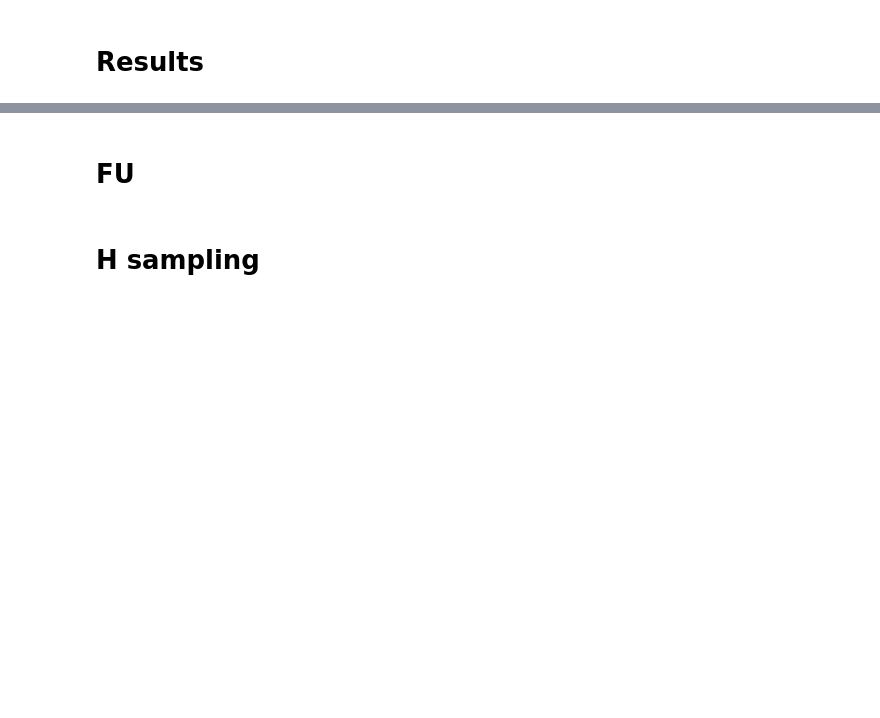
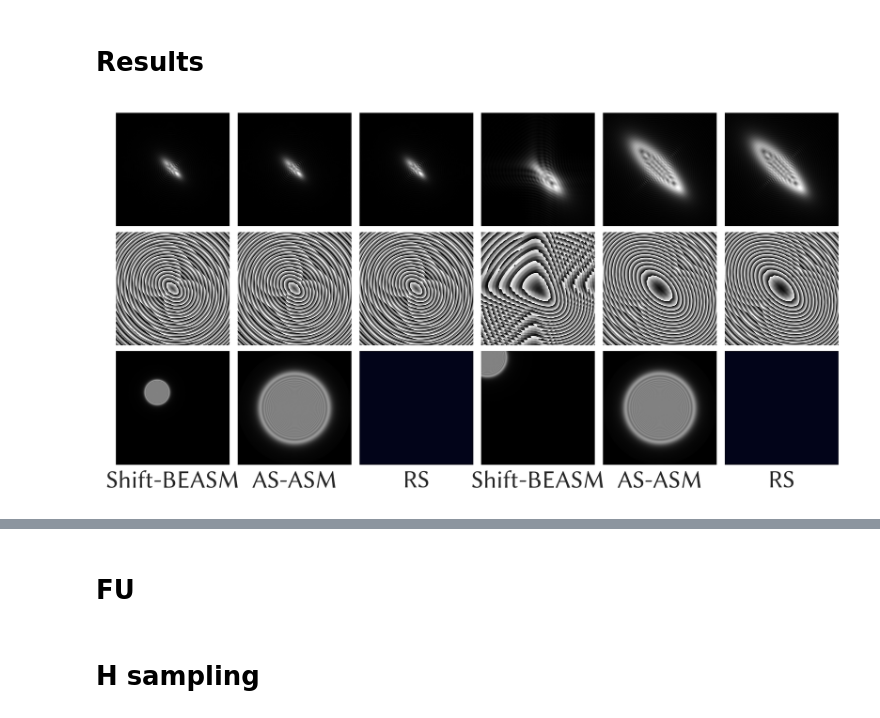
Before and after one commit to whywww/ASASM, a Jupyter notebook: figures.ipynb, the cells around one changed output, grey strips where cells are left out. Cells and saved outputs as stored; diff of their text form; code cells hidden in the pictures; blank space fills up the shorter version.

```diff
--- a/figures.ipynb
+++ b/figures.ipynb
@@ -42,3 +8,18 @@ padmaa-Bold.1.1
+# %%
+from matplotlib.font_manager import FontProperties
+
+font_path = "../fonts/LinuxLibertine/LinBiolinum_Rah.ttf"
+font = FontProperties(fname=font_path)
+font.set_size(18)
+
+tick_font = FontProperties(fname=font_path)
+tick_font.set_size(15)
+
+# legend_font = FontProperties(fname=font_path)
+# legend_font.set_size(12)
+
+import matplotlib.ticker as ticker
+# ax.yaxis.set_major_formatter(ticker.FormatStrFormatter('%0.0e'))
 # %%
 import seaborn as sns
 # sns.set_theme(style="darkgrid")
@@ -202,0 +150,71 @@ plt.setp(axes, xticks=[], yticks=[])
+# %%
+plt.close('all')
+N = 2048
+fig = plt.figure(figsize=(9.5, 4), dpi=350) # inch, w&h
+fig.subplots_adjust(left=0.22, right=1, top=0.9, bottom=0, hspace=0.05, wspace=0.05)
+fig.tight_layout(pad=0)
+
+theta1 = 8
+theta2 = 13
+
+figure_list = [
+    f'results-visual/BEASM{N,N}-{theta1,theta1}.png',
+    f'results-visual/ASASM{N,N}-{theta1,theta1}.png',
+    f'results-visual/RS{N,N}-{theta1,theta1}.png',
+    f'results-visual/BEASM{N,N}-{theta2,theta2}.png',
+    f'results-visual/ASASM{N,N}-{theta2,theta2}.png',
+    f'results-visual/RS{N,N}-{theta2,theta2}.png',
+
+    f'results-visual/BEASM{N,N}-{theta1,theta1}-PhiL.png',
+    f'results-visual/ASASM{N,N}-{theta1,theta1}-PhiL.png',
+    f'results-visual/RS{N,N}-{theta1,theta1}-PhiL.png',
+    f'results-visual/BEASM{N,N}-{theta2,theta2}-PhiL.png',
+    f'results-visual/ASASM{N,N}-{theta2,theta2}-PhiL.png',
+    f'results-visual/RS{N,N}-{theta2,theta2}-PhiL.png',
+
+    f'results-visual/BEASM{N,N}-{theta1,theta1}-FU.png',
+    f'results-visual/ASASM{N,N}-{theta1,theta1}-FU.png',
+    None,
+    f'results-visual/BEASM{N,N}-{theta2,theta2}-FU.png',
+    f'results-visual/ASASM{N,N}-{theta2,theta2}-FU.png',
+    None
+]
+xlabel = ['Shift-BEASM', 'AS-ASM', 'RS', 'Shift-BEASM', 'AS-ASM', 'RS']
+
+axes = []
+nrow = 3
+ncol = 6
+for i in range(nrow):
+    for j in range(ncol):
+        index = i * ncol + j
+        ax = fig.add_subplot(nrow, ncol, index+1)
+
+        if figure_list[index] is not None:
+            im = np.array(Image.open(figure_list[index]))
+            ax.imshow(im, cmap='gray')
+        else:
+            ax.imshow(np.ones_like(im))
+
+        for key, spine in ax.spines.items():
+            spine.set_visible(False)
+
+        if i == nrow - 1: # label in the final row
+            ax.set_xlabel(xlabel[j], fontproperties=font)
+        # ext.append([ax.get_window_extent().x0, ax.get_window_extent().width])
+        axes.append(ax)
+
+# from matplotlib import rc
+# rc('text', usetex=True)
+# axes[0].set_ylabel(fr'$|u(x,y)|$', fontproperties=font)
+# axes[6].set_ylabel(fr'$|\widehat\phi_u(x,y)|$', fontproperties=font)
+# axes[12].set_ylabel(fr'$|U(f_X,f_Y)|$', fontproperties=font)
+
+# inv = fig.transFigure.inverted()
+# leftw = 1-inv.transform( (axes[0].get_window_extent().x0, 1) )[0]
+# plt.figtext(0.43, 0.95, fr"$\theta_x = \theta_y = 8^\circ$", va="center", ha="center", fontproperties=font)
+# plt.figtext(0.8, 0.95,  fr"$\theta_x = \theta_y = 13^\circ$", va="center", ha="center", fontproperties=font)
+
+plt.setp(axes, xticks=[], yticks=[])
+plt.savefig('results-visual/figure.pdf', bbox_inches = 'tight', pad_inches = 0)
+# %% [output]
+[figure, added]
```
Also changed, not shown: parts of 18 cells of this notebook, 23 other files.
